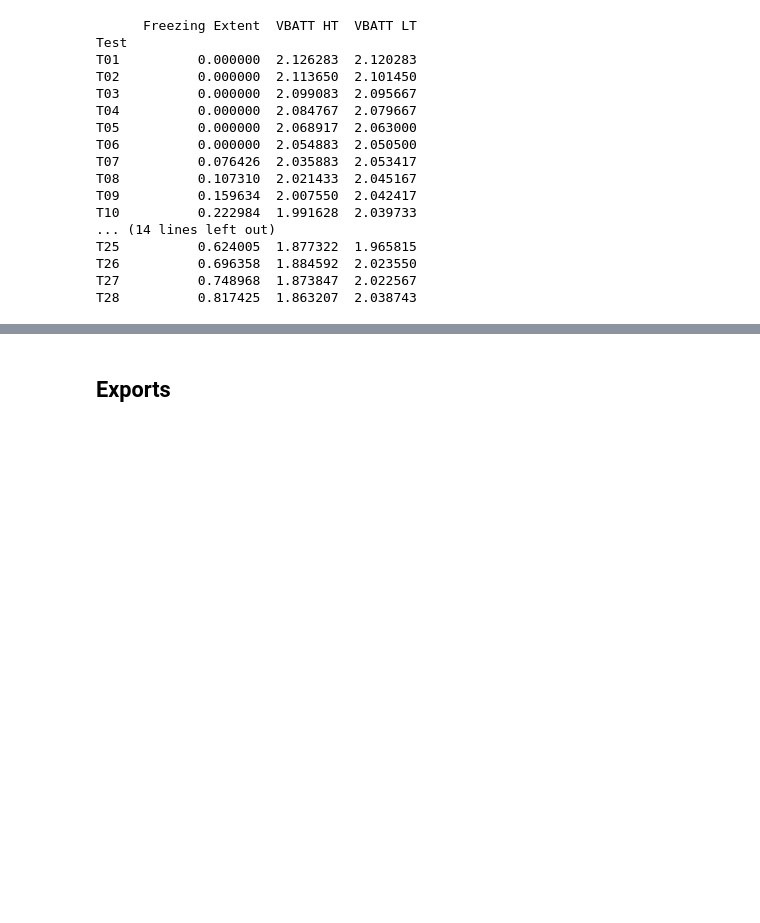
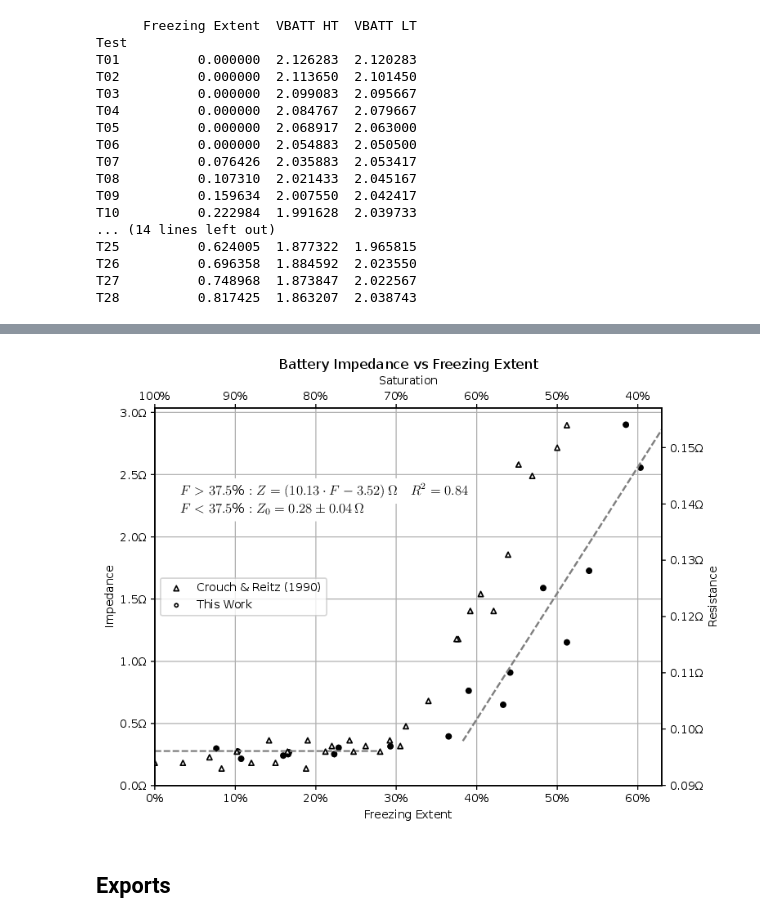
Before and after one commit to LawrenceStanton/SISPS-BATT-INT-CAL, a Jupyter notebook: Notebook/Impedance.ipynb, the cells around one changed output, grey strips where cells are left out. Saved outputs shown, nothing was run; the diff lists cells and outputs as text; code cells hidden in the pictures; blank space fills up the shorter version.

```diff
--- a/Notebook/Impedance.ipynb
+++ b/Notebook/Impedance.ipynb
@@ -548,3 +596,61 @@ _ = plot_impedence_vs_concentration(
+# %%
+def add_saturation_to_impedance_plot(
+    fig: Figure,
+    saturation_data: pd.DataFrame,
+    nominal_saturation: float = 1.0,
+) -> Figure:
+    ax1 = fig.gca()
+    ax2 = ax1.twinx()
+
+    ax2.scatter(
+        (1 - saturation_data["Saturation"] / 100) - (1 - nominal_saturation),
+        saturation_data["Cell Resistance"],
+        s=20,
+        marker="^",
+        color="white",
+        edgecolor="black",
+        label=r"Crouch \& Reitz (1990)",
+    )
+    ax2.set_ylabel("Resistance")
+    ax2.yaxis.set_major_formatter(FuncFormatter(lambda y, _: rf"{y:.2f}\textohm"))
+    # ax2.set_ylim(ax1.get_ylim())
+
+    # Add second x-axis for saturation
+    ax3 = ax1.twiny()
+    ax3.set_xticks(ax1.get_xticks())
+    ax3.set_xlim(ax1.get_xlim())
+    ax3.set_xticklabels([rf"{nominal_saturation - x:.0%}" for x in ax1.get_xticks()])
+    ax3.set_xlabel("Saturation")
+
+    # Dummy scatter for legend
+    ax2.scatter(
+        [],
+        [],
+        marker=".",
+        color="white",
+        edgecolor="black",
+        label="This Work",
+    )
+
+    ax2.legend(loc="center left")
+
+    return fig
+
+
+impedance_vs_freezing_fig = plot_impedance_vs_freezing(
+    impedances=impedances,
+    freezing_extents=freezing_extents,
+    filter_outliers=OUTLIERS,
+    annotate=False,
+)
+
+add_saturation_to_impedance_plot(
+    fig=impedance_vs_freezing_fig,
+    saturation_data=saturation_data,
+    nominal_saturation=1.0,
+)
+# %% [output]
+[figure, added]
 # %% [markdown]
 ## Exports
 # %%
```
Also changed, not shown: parts of 11 cells of this notebook, 21 other files.
